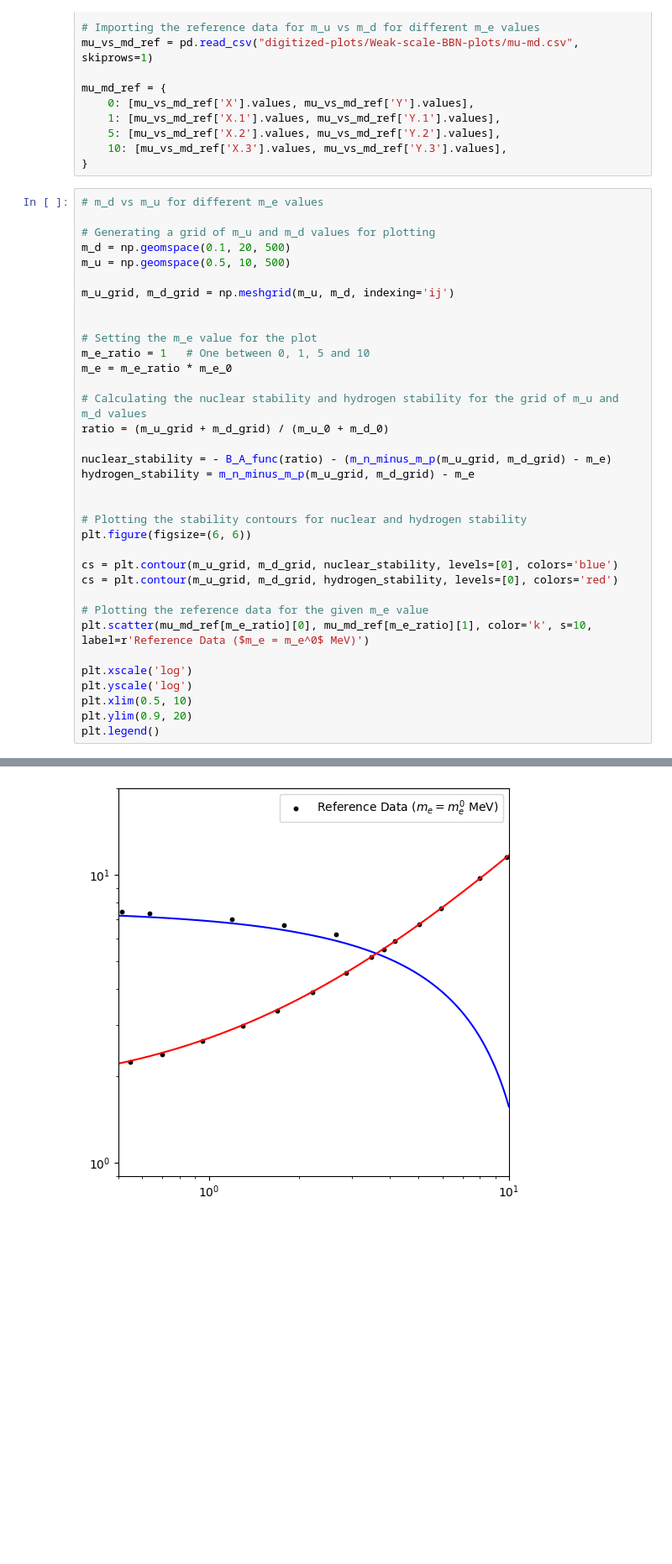
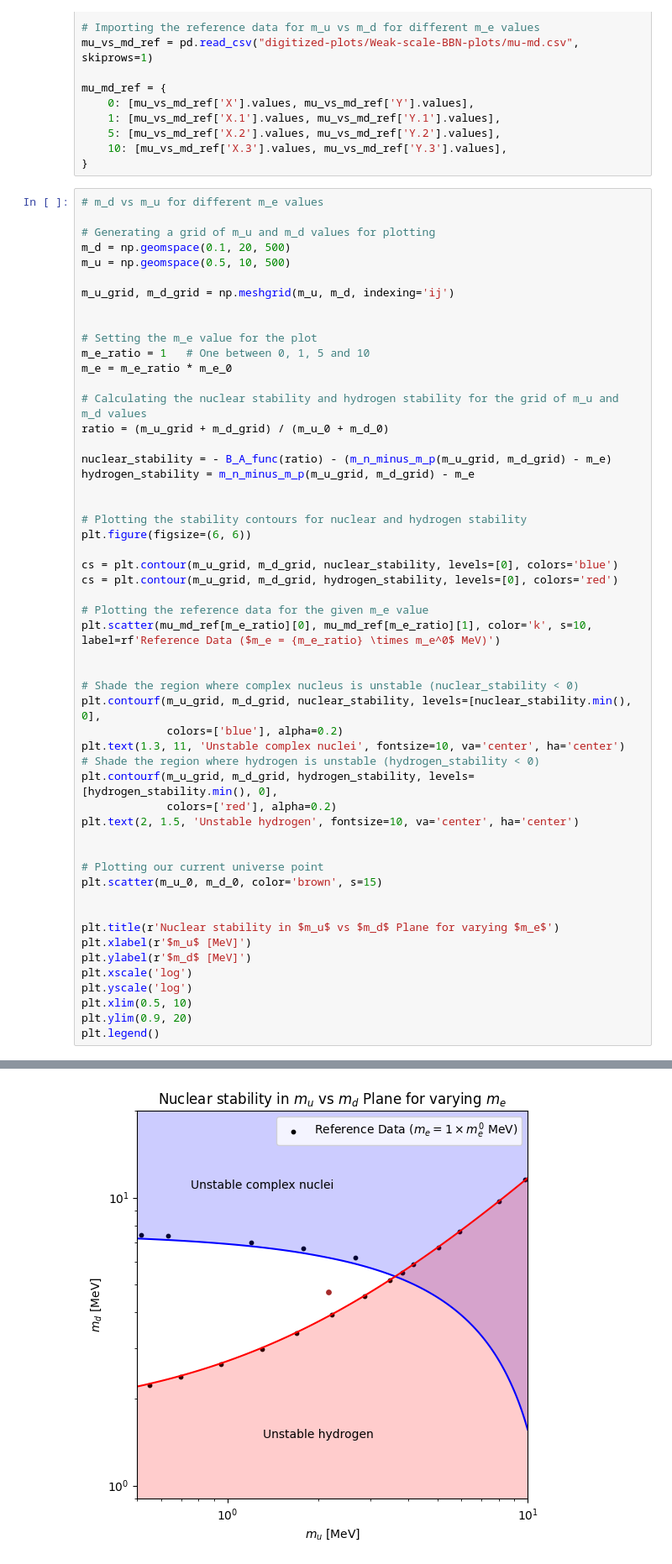
Before and after one commit to Booritth-Balaji/Dark-Matter-Thesis, a Jupyter notebook: Codes-and-Data/Weak-scale-BBN-recr.ipynb, the cells around one changed output, grey strips where cells are left out. Shown at 84% size. Drawn from its saved outputs; the diff is of its cells as text; blank space fills up the shorter version.

Commit message:
Added shading and labels

```diff
--- a/Codes-and-Data/Weak-scale-BBN-recr.ipynb
+++ b/Codes-and-Data/Weak-scale-BBN-recr.ipynb
@@ -49,35 +54,53 @@ m_u = np.geomspace(0.5, 10, 500)
 
 m_u_grid, m_d_grid = np.meshgrid(m_u, m_d, indexing='ij')
 
 
 # Setting the m_e value for the plot
 m_e_ratio = 1   # One between 0, 1, 5 and 10
 m_e = m_e_ratio * m_e_0
 
 # Calculating the nuclear stability and hydrogen stability for the grid of m_u and m_d values
 ratio = (m_u_grid + m_d_grid) / (m_u_0 + m_d_0)
 
 nuclear_stability = - B_A_func(ratio) - (m_n_minus_m_p(m_u_grid, m_d_grid) - m_e)
 hydrogen_stability = m_n_minus_m_p(m_u_grid, m_d_grid) - m_e
 
 
 # Plotting the stability contours for nuclear and hydrogen stability
 plt.figure(figsize=(6, 6))
 
 cs = plt.contour(m_u_grid, m_d_grid, nuclear_stability, levels=[0], colors='blue')
 cs = plt.contour(m_u_grid, m_d_grid, hydrogen_stability, levels=[0], colors='red')
 
 # Plotting the reference data for the given m_e value
-plt.scatter(mu_md_ref[m_e_ratio][0], mu_md_ref[m_e_ratio][1], color='k', s=10, label=r'Reference Data ($m_e = m_e^0$ MeV)')
+plt.scatter(mu_md_ref[m_e_ratio][0], mu_md_ref[m_e_ratio][1], color='k', s=10, label=rf'Reference Data ($m_e = {m_e_ratio} \times m_e^0$ MeV)')
 
+
+# Shade the region where complex nucleus is unstable (nuclear_stability < 0)
+plt.contourf(m_u_grid, m_d_grid, nuclear_stability, levels=[nuclear_stability.min(), 0],
+             colors=['blue'], alpha=0.2)
+plt.text(1.3, 11, 'Unstable complex nuclei', fontsize=10, va='center', ha='center')
+# Shade the region where hydrogen is unstable (hydrogen_stability < 0)
+plt.contourf(m_u_grid, m_d_grid, hydrogen_stability, levels=[hydrogen_stability.min(), 0],
+             colors=['red'], alpha=0.2)
+plt.text(2, 1.5, 'Unstable hydrogen', fontsize=10, va='center', ha='center')
+
+
+# Plotting our current universe point
+plt.scatter(m_u_0, m_d_0, color='brown', s=15)
+
+
+plt.title(r'Nuclear stability in $m_u$ vs $m_d$ Plane for varying $m_e$')
+plt.xlabel(r'$m_u$ [MeV]')
+plt.ylabel(r'$m_d$ [MeV]')
 plt.xscale('log')
 plt.yscale('log')
 plt.xlim(0.5, 10)
 plt.ylim(0.9, 20)
 plt.legend()
 # %% [output]
 <matplotlib.legend.Legend at 0x...>
-[figure, old version]
+[figure, new version]
 # %%
 # m_e vs m_d for different m_u values
 
```
Also changed, not shown: parts of 3 cells of this notebook.
